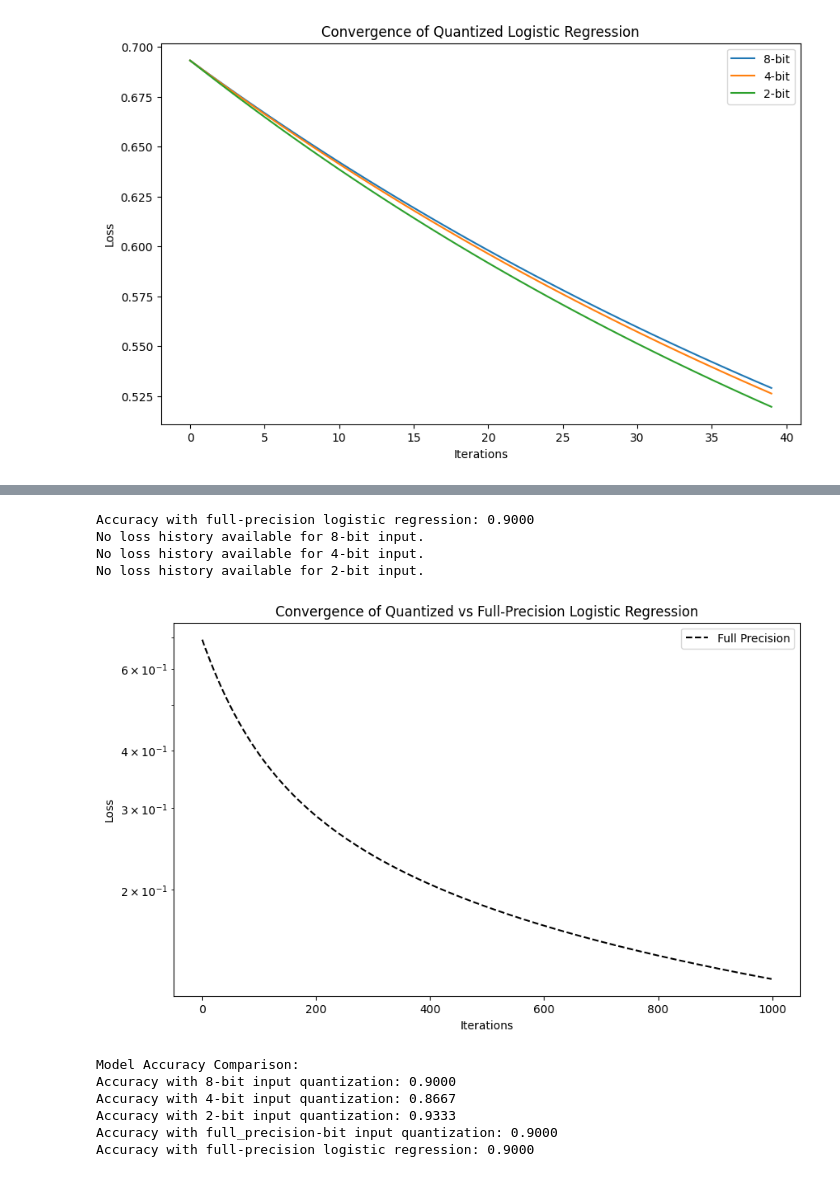
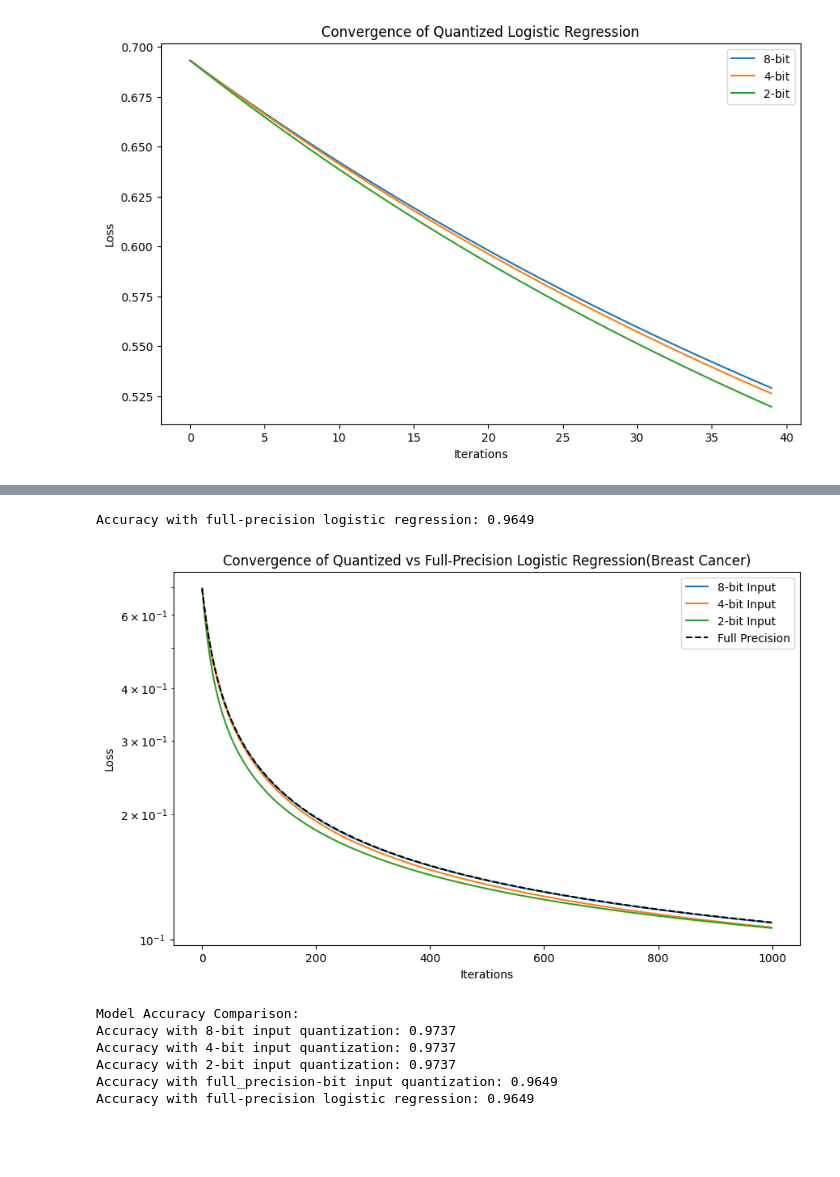
Before and after one commit to harishaseebat92/Mlops_assignment, a Jupyter notebook: Assignment_6/Low_precision_learn.ipynb, the cells around one changed output, grey strips where cells are left out. Saved outputs shown, nothing was run; the diff lists cells and outputs as text; code cells hidden in the pictures; blank space fills up the shorter version.

```diff
--- a/Assignment_6/Low_precision_learn.ipynb
+++ b/Assignment_6/Low_precision_learn.ipynb
@@ -292,7 +292,7 @@ from sklearn.base import BaseEstimator, ClassifierMixin
 import matplotlib.pyplot as plt
 
 # Load and preprocess the IRIS dataset
-data = load_iris()
+data = load_breast_cancer()
 X = data.data
 y = data.target
 X = StandardScaler().fit_transform(X)
@@ -556,42 +542,39 @@ print(f"Accuracy with full-precision logistic regression: {accuracy_full_precisi
 # for bits, metrics in results.items():
 #     print(f"Accuracy with {bits}-bit input quantization: {metrics['accuracy']:.4f}")
 # print(f"Accuracy with full-precision logistic regression: {accuracy_full_precision:.4f}")
 
 # Plotting the convergence (loss history) for quantized and full-precision models
 plt.figure(figsize=(10, 6))
 for bits in precisions:
     if 'loss_history' in results[bits]:
         plt.plot(results[bits]['loss_history'], label=f'{bits}-bit Input')
     else:
         print(f"No loss history available for {bits}-bit input.")
 
 # Plot loss history for full-precision model
 if 'loss_history' in results['full_precision']:
     plt.plot(results['full_precision']['loss_history'], label='Full Precision', linestyle='--', color='black')
 else:
     print("No loss history available for full-precision model.")
 
 plt.xlabel('Iterations')
 plt.ylabel('Loss')
 plt.yscale('log')  # Set y-axis to logarithmic scale for better comparison
-plt.title('Convergence of Quantized vs Full-Precision Logistic Regression')
+plt.title('Convergence of Quantized vs Full-Precision Logistic Regression(Breast Cancer)')
 plt.legend()
 plt.show()
 
 # Display comparison of accuracies
 print("Model Accuracy Comparison:")
 for bits, metrics in results.items():
     print(f"Accuracy with {bits}-bit input quantization: {metrics.get('accuracy', 'N/A'):.4f}")
 print(f"Accuracy with full-precision logistic regression: {accuracy_full_precision:.4f}")
 # %% [output]
-Accuracy with full-precision logistic regression: 0.9000
-No loss history available for 8-bit input.
-No loss history available for 4-bit input.
-No loss history available for 2-bit input.
+Accuracy with full-precision logistic regression: 0.9649
-[figure, old version]
+[figure, new version]
 Model Accuracy Comparison:
-Accuracy with 8-bit input quantization: 0.9000
-Accuracy with 4-bit input quantization: 0.8667
-Accuracy with 2-bit input quantization: 0.9333
-Accuracy with full_precision-bit input quantization: 0.9000
-Accuracy with full-precision logistic regression: 0.9000
+Accuracy with 8-bit input quantization: 0.9737
+Accuracy with 4-bit input quantization: 0.9737
+Accuracy with 2-bit input quantization: 0.9737
+Accuracy with full_precision-bit input quantization: 0.9649
+Accuracy with full-precision logistic regression: 0.9649
```
Also changed, not shown: parts of 4 cells of this notebook, 7 other files.
